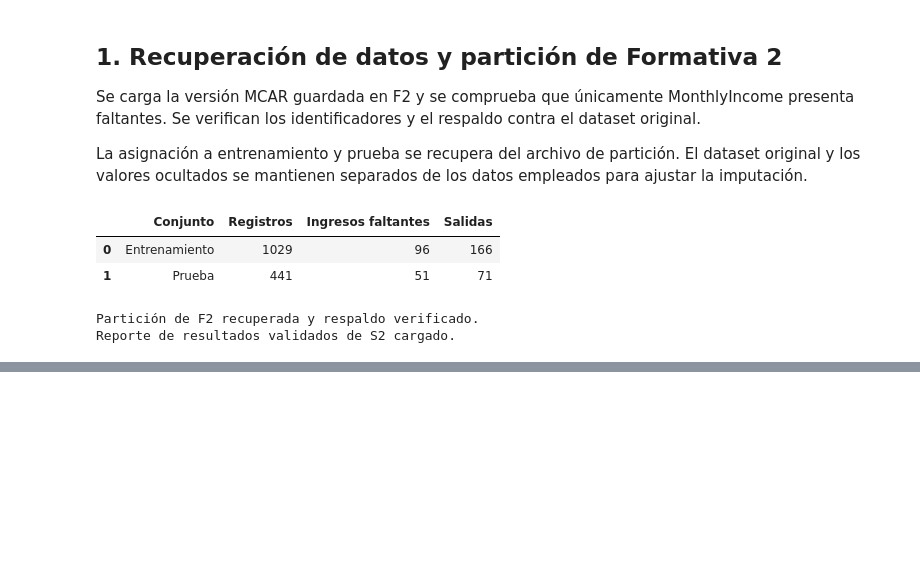
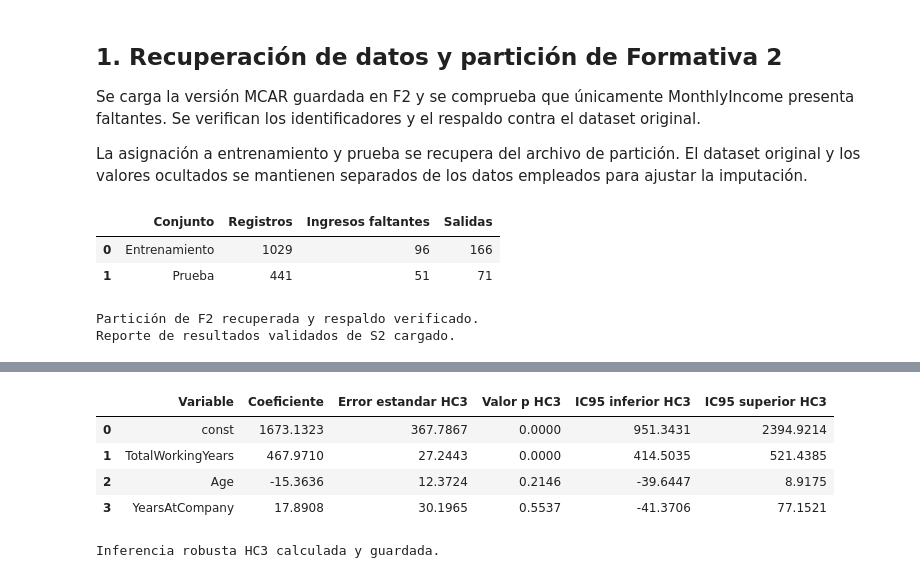
Before and after one commit to hernansaavedrag/estadisticaComputacional, a Jupyter notebook: S3/notebooks/S3_Hernan_Imputacion.ipynb, the cells around one changed output, grey strips where cells are left out. Drawn from its saved outputs; the diff is of its cells as text; code cells hidden in the pictures; blank space fills up the shorter version.

```diff
--- a/S3/notebooks/S3_Hernan_Imputacion.ipynb
+++ b/S3/notebooks/S3_Hernan_Imputacion.ipynb
@@ -176,0 +503,27 @@ Reporte de resultados validados de S2 cargado.
+# %%
+resultado_hc3 = modelo_ingreso.get_robustcov_results(cov_type="HC3")
+intervalos_hc3 = np.asarray(resultado_hc3.conf_int(alpha=0.05))
+
+tabla_hc3 = pd.DataFrame({
+    "Variable": modelo_ingreso.model.exog_names,
+    "Coeficiente": np.asarray(resultado_hc3.params),
+    "Error estandar HC3": np.asarray(resultado_hc3.bse),
+    "Valor p HC3": np.asarray(resultado_hc3.pvalues),
+    "IC95 inferior HC3": intervalos_hc3[:, 0],
+    "IC95 superior HC3": intervalos_hc3[:, 1],
+})
+
+tabla_hc3.to_csv(
+    DIRECTORIO_S3 / "resultados" / "hernan_imputacion_coeficientes_hc3.csv",
+    index=False,
+)
+
+display(tabla_hc3.round(4))
+print("Inferencia robusta HC3 calculada y guardada.")
+# %% [output]
+|  | Variable | Coeficiente | Error estandar HC3 | Valor p HC3 | IC95 inferior HC3 | IC95 superior HC3 |
+| 0 | const | 1673.1323 | 367.7867 | 0.0000 | 951.3431 | 2394.9214 |
+| 1 | TotalWorkingYears | 467.9710 | 27.2443 | 0.0000 | 414.5035 | 521.4385 |
+| 2 | Age | -15.3636 | 12.3724 | 0.2146 | -39.6447 | 8.9175 |
+| 3 | YearsAtCompany | 17.8908 | 30.1965 | 0.5537 | -41.3706 | 77.1521 |
+Inferencia robusta HC3 calculada y guardada.
```
Also changed, not shown: parts of 19 cells of this notebook, 22 other files.
